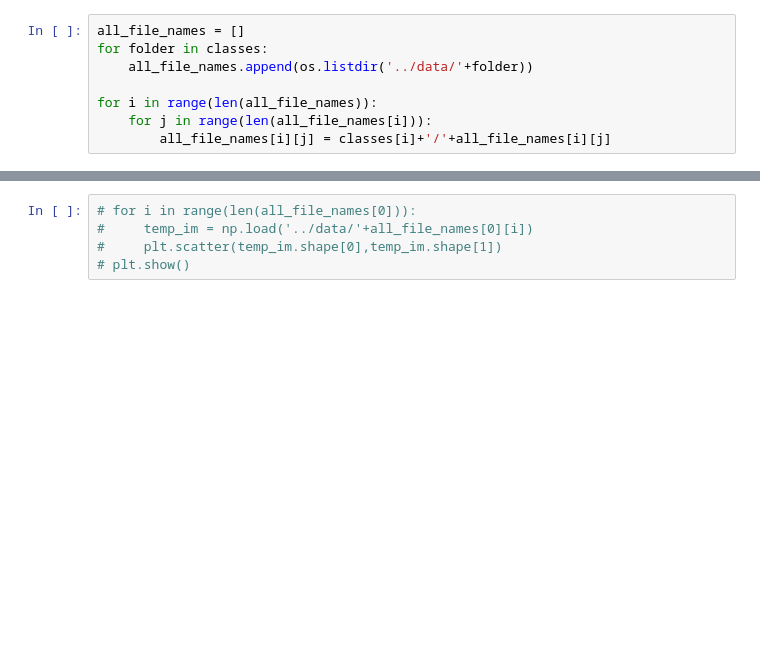
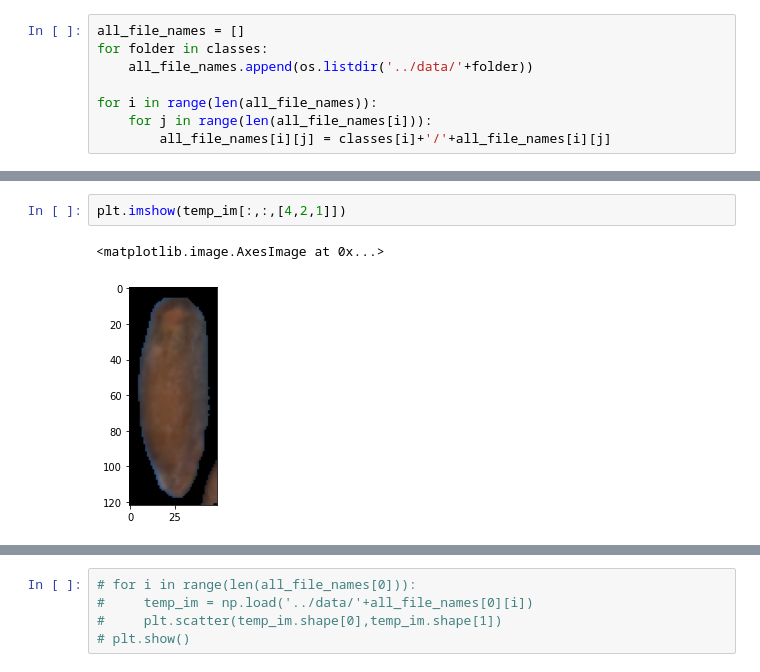
Before and after one commit to Ersboll/Using-Deep-Learning-to-classify-grain-kernels-and-grain-damages, a Jupyter notebook: src/Data investigation.ipynb, the cells around one changed output, grey strips where cells are left out. Drawn from its saved outputs; the diff is of its cells as text; blank space fills up the shorter version.

```diff
--- a/src/Data investigation.ipynb
+++ b/src/Data investigation.ipynb
@@ -41 +46,6 @@ for i in range(len(all_file_names)):
+# %%
+plt.imshow(temp_im[:,:,[4,2,1]])
+# %% [output]
+<matplotlib.image.AxesImage at 0x...>
+[figure, added]
 # %%
```
Also changed, not shown: parts of 4 cells of this notebook, 2 other files.
